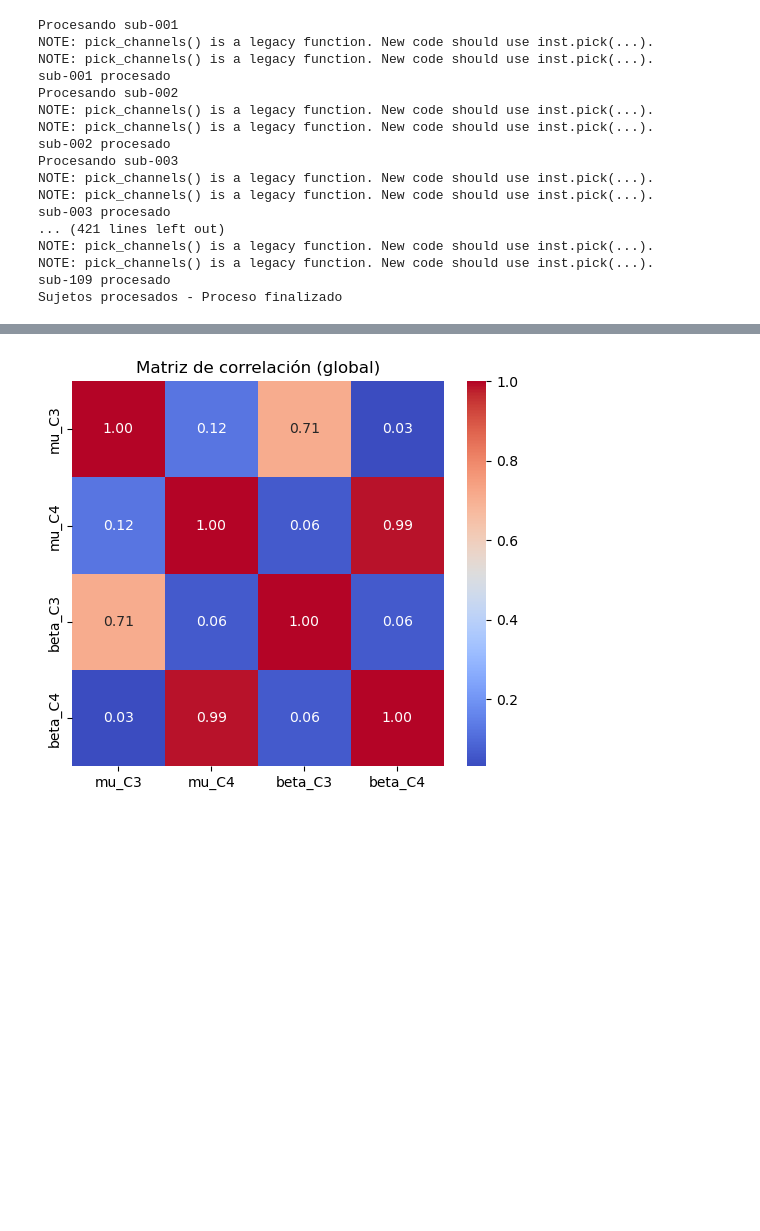
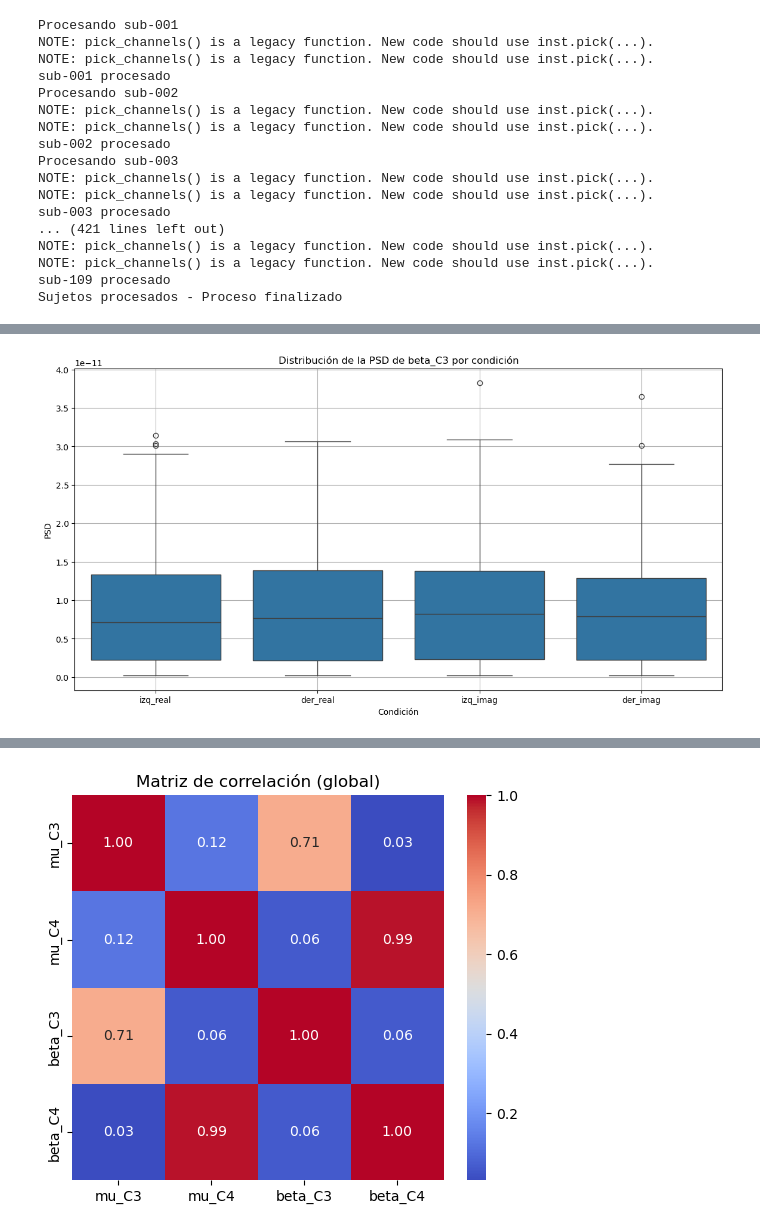
Before and after one commit to Isa21bella09/Proyecto-1---Biose-ales---Procesamiento-EEG, a Jupyter notebook: Proyecto 1 - Bioseñales.ipynb, the cells around one changed output, grey strips where cells are left out. Drawn from its saved outputs; the diff is of its cells as text; code cells hidden in the pictures; blank space fills up the shorter version.

```diff
--- a/Proyecto 1 - Bioseñales.ipynb
+++ b/Proyecto 1 - Bioseñales.ipynb
@@ -411,0 +422,4 @@ for var in variables:
+# %%
+boxplot("beta_C3")
+# %% [output]
+[figure, added]
```
Also changed, not shown: parts of 10 cells of this notebook.
